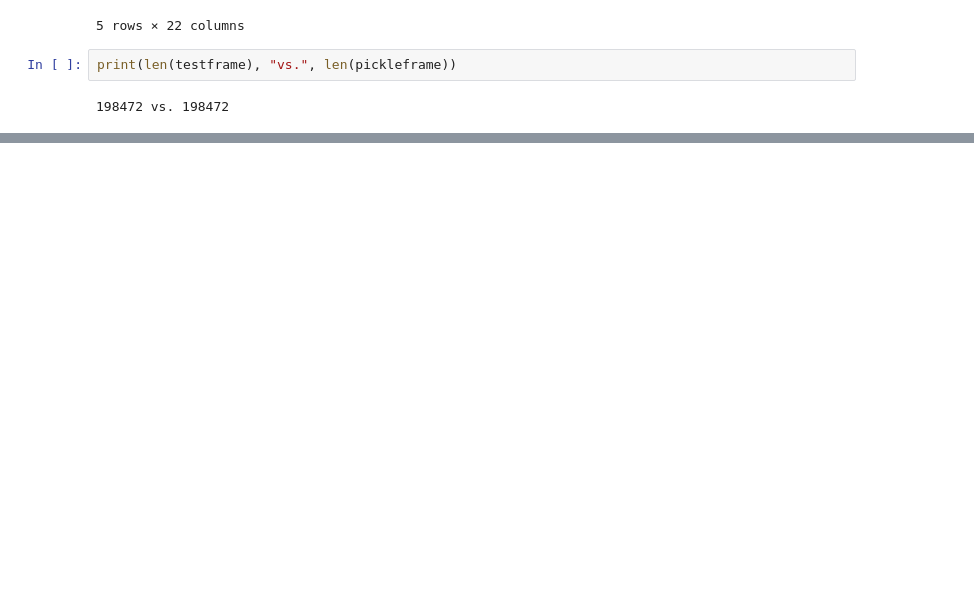
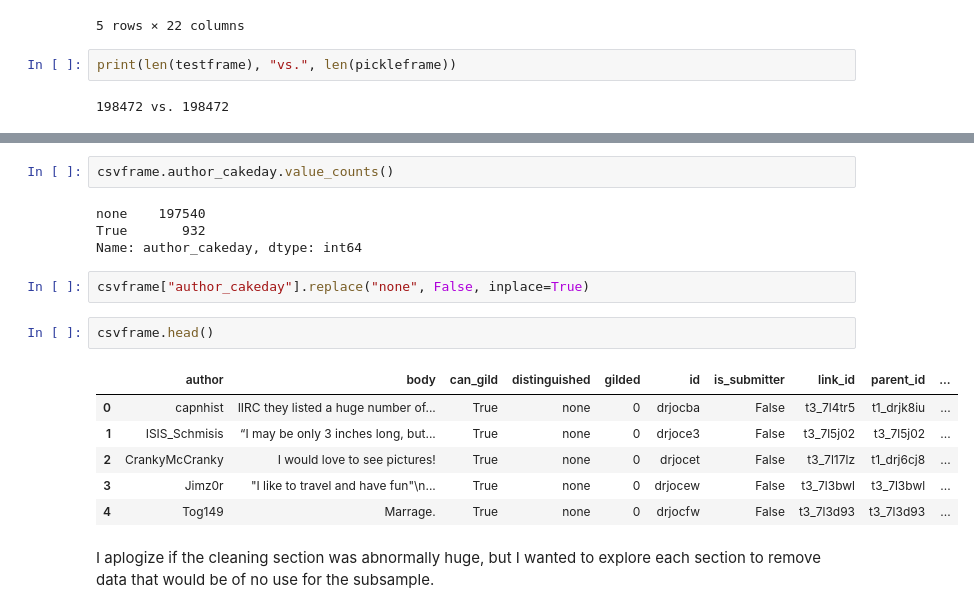
Before and after one commit to Data-Science-for-Linguists-2019/Reddit-Comment-Analysis, a Jupyter notebook: project-explore.ipynb, the cells around one changed output, grey strips where cells are left out. Drawn from its saved outputs; the diff is of its cells as text; blank space fills up the shorter version.

```diff
--- a/project-explore.ipynb
+++ b/project-explore.ipynb
@@ -131,0 +303,19 @@ print(len(testframe), "vs.", len(pickleframe))
+# %%
+csvframe.author_cakeday.value_counts()
+# %% [output]
+none    197540
+True       932
+Name: author_cakeday, dtype: int64
+# %%
+csvframe["author_cakeday"].replace("none", False, inplace=True)
+# %%
+csvframe.head()
+# %% [output]
+|  | author | body | can_gild | distinguished | gilded | id | is_submitter | link_id | parent_id | ... |
+| 0 | capnhist | IIRC they listed a huge number of... | True | none | 0 | drjocba | False | t3_7l4tr5 | t1_drjk8iu | ... |
+| 1 | ISIS_Schmisis | “I may be only 3 inches long, but... | True | none | 0 | drjoce3 | False | t3_7l5j02 | t3_7l5j02 | ... |
+| 2 | CrankyMcCranky | I would love to see pictures! | True | none | 0 | drjocet | False | t3_7l17lz | t1_drj6cj8 | ... |
+| 3 | Jimz0r | "I like to travel and have fun"\n... | True | none | 0 | drjocew | False | t3_7l3bwl | t3_7l3bwl | ... |
+| 4 | Tog149 | Marrage. | True | none | 0 | drjocfw | False | t3_7l3d93 | t3_7l3d93 | ... |
+# %% [markdown]
+<p>I aplogize if the cleaning section was abnormally huge, but I wanted to explore each section to remove data that would be of no use for the subsample. </p>
```
Also changed, not shown: parts of 33 cells of this notebook.
